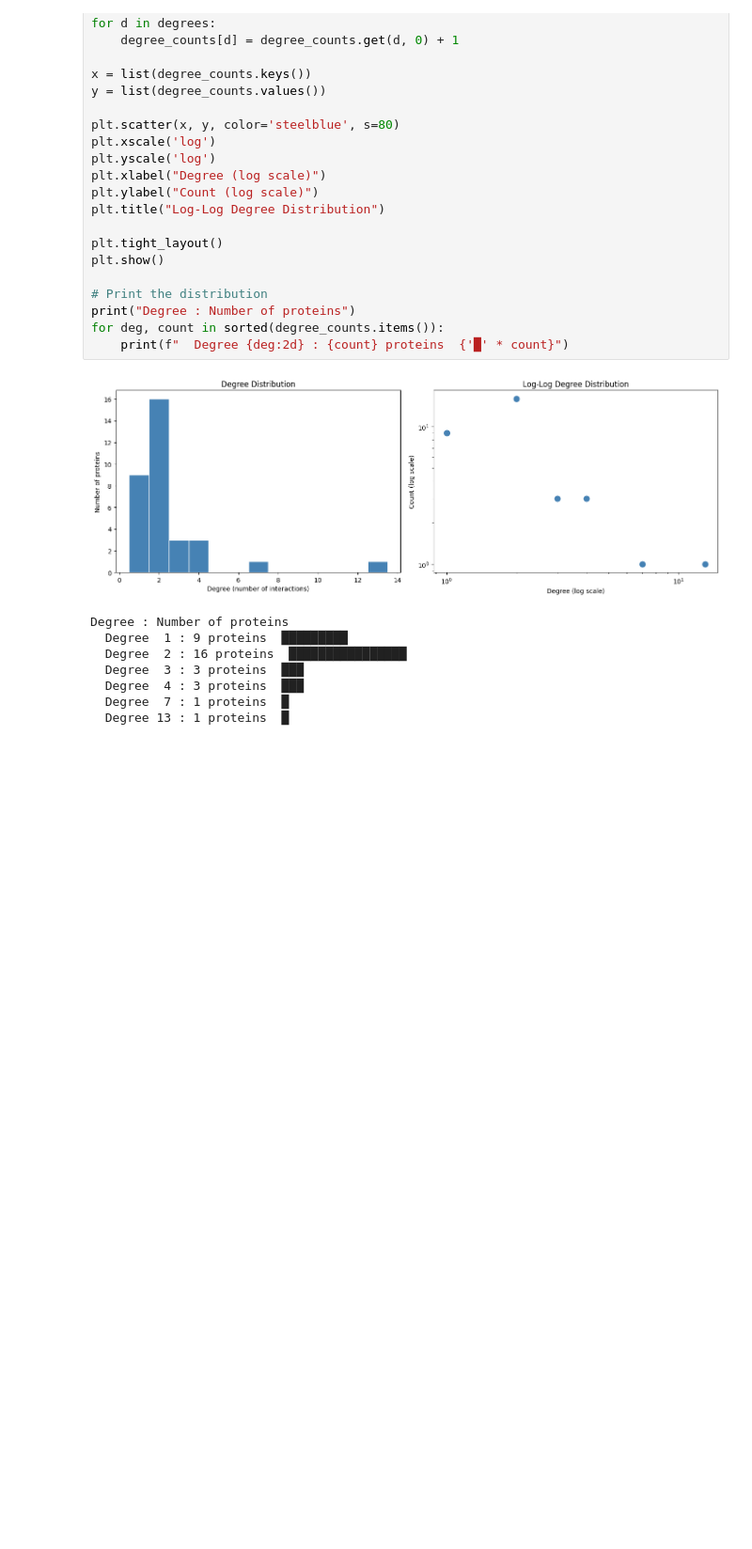
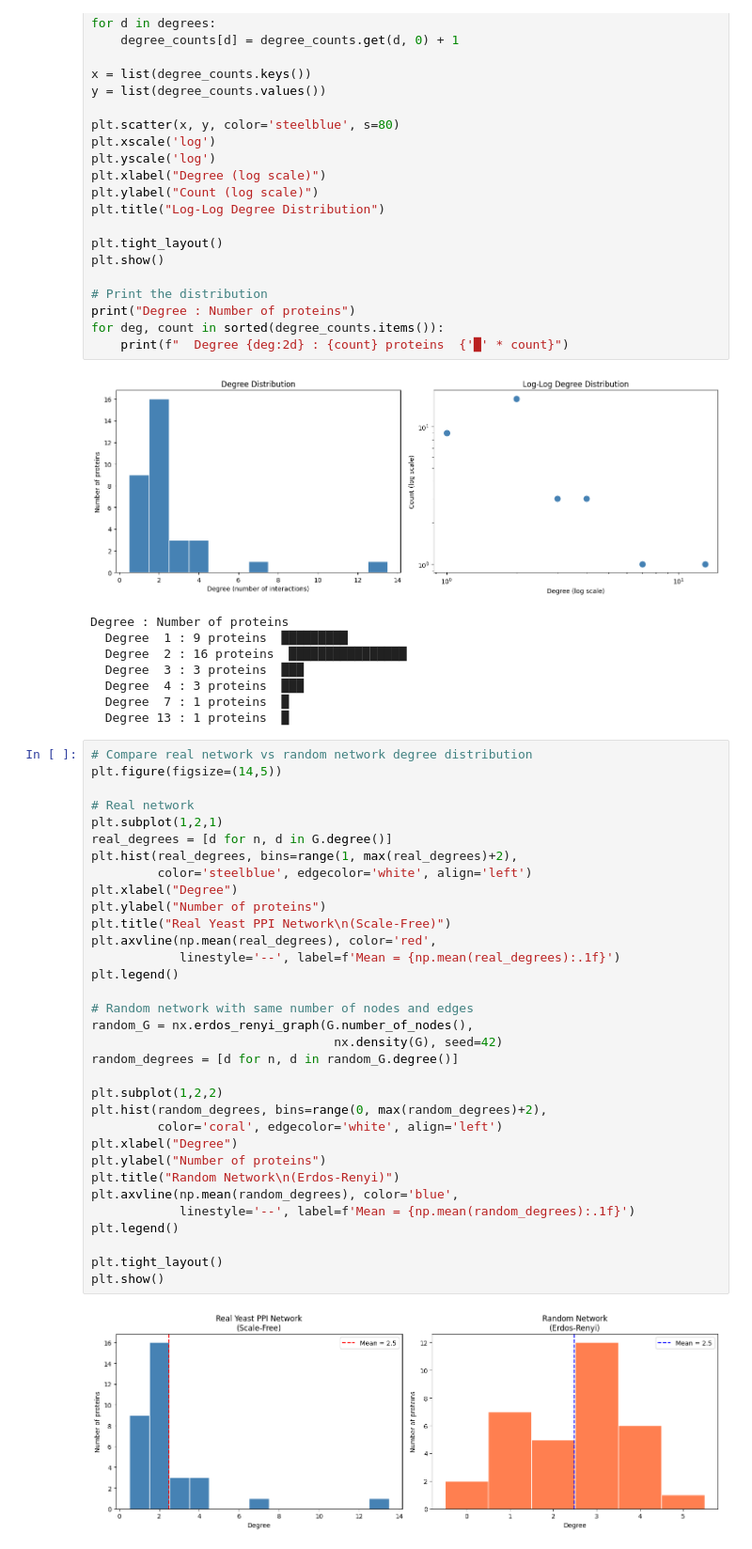
Before and after one commit to aparna-2001/system-biology, a Jupyter notebook: systems_biologyipynb.ipynb, the cells around one changed output. Shown at 94% size. Drawn from its saved outputs; the diff is of its cells as text; blank space fills up the shorter version.

Commit message:
learnt scale-free network, importance of random failure and targetted attack, clustering coefficient, closeness and betweeness centrality

```diff
--- a/systems_biologyipynb.ipynb
+++ b/systems_biologyipynb.ipynb
@@ -306,3 +306,38 @@ Degree : Number of proteins
   Degree  4 : 3 proteins  ███
   Degree  7 : 1 proteins  █
   Degree 13 : 1 proteins  █
+# %%
+# Compare real network vs random network degree distribution
+plt.figure(figsize=(14,5))
+
+# Real network
+plt.subplot(1,2,1)
+real_degrees = [d for n, d in G.degree()]
+plt.hist(real_degrees, bins=range(1, max(real_degrees)+2),
+         color='steelblue', edgecolor='white', align='left')
+plt.xlabel("Degree")
+plt.ylabel("Number of proteins")
+plt.title("Real Yeast PPI Network\n(Scale-Free)")
+plt.axvline(np.mean(real_degrees), color='red',
+            linestyle='--', label=f'Mean = {np.mean(real_degrees):.1f}')
+plt.legend()
+
+# Random network with same number of nodes and edges
+random_G = nx.erdos_renyi_graph(G.number_of_nodes(),
+                                 nx.density(G), seed=42)
+random_degrees = [d for n, d in random_G.degree()]
+
+plt.subplot(1,2,2)
+plt.hist(random_degrees, bins=range(0, max(random_degrees)+2),
+         color='coral', edgecolor='white', align='left')
+plt.xlabel("Degree")
+plt.ylabel("Number of proteins")
+plt.title("Random Network\n(Erdos-Renyi)")
+plt.axvline(np.mean(random_degrees), color='blue',
+            linestyle='--', label=f'Mean = {np.mean(random_degrees):.1f}')
+plt.legend()
+
+plt.tight_layout()
+plt.show()
+# %% [output]
+[figure, added]
```
Also changed, not shown: parts of 6 cells of this notebook.
